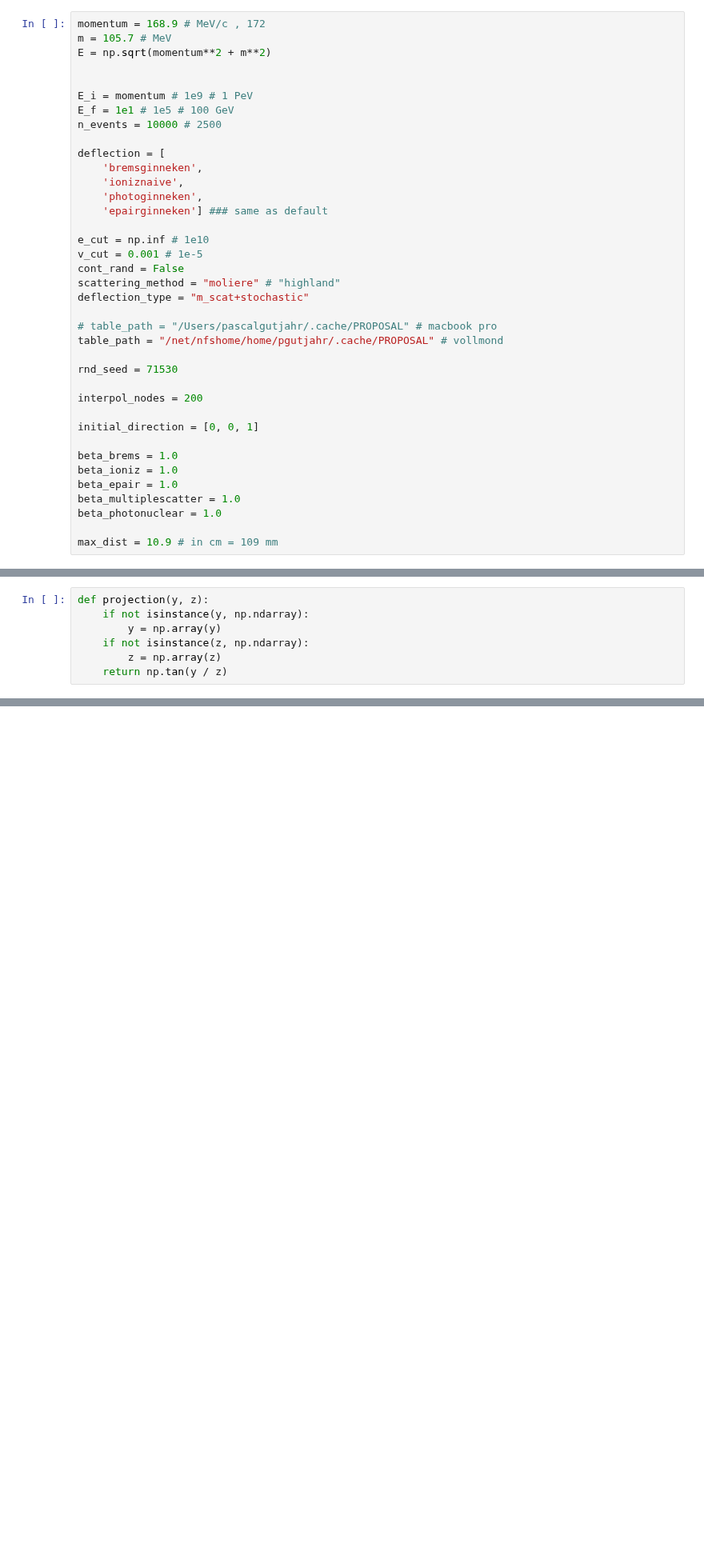
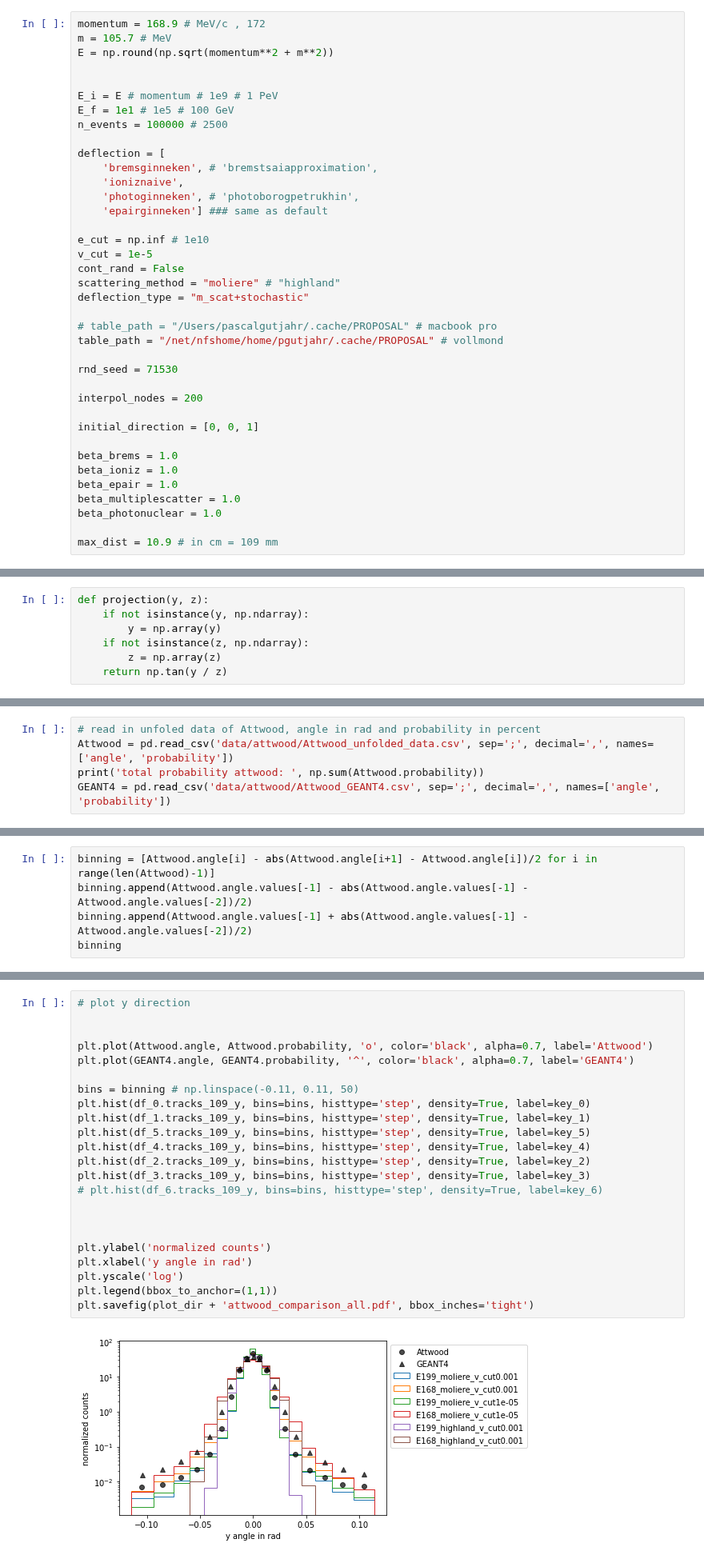
Before and after one commit to pascalgutjahr/muon-deflection-paper, a Jupyter notebook: deflection/attwood.ipynb, the cells around one changed output, grey strips where cells are left out. Shown at 80% size. Cells and saved outputs as stored; diff of their text form; blank space fills up the shorter version.

Commit message:
compare attwood with proposal and geant4

```diff
--- a/deflection/attwood.ipynb
+++ b/deflection/attwood.ipynb
@@ -7,21 +18,21 @@ from helper_functions_multi import get_angle_deviation
 # %%
 momentum = 168.9 # MeV/c , 172
 m = 105.7 # MeV
-E = np.sqrt(momentum**2 + m**2)
+E = np.round(np.sqrt(momentum**2 + m**2))
 
 
-E_i = momentum # 1e9 # 1 PeV
+E_i = E # momentum # 1e9 # 1 PeV
 E_f = 1e1 # 1e5 # 100 GeV
-n_events = 10000 # 2500
+n_events = 100000 # 2500
 
 deflection = [
-    'bremsginneken',
+    'bremsginneken', # 'bremstsaiapproximation',
     'ioniznaive',
-    'photoginneken',
+    'photoginneken', # 'photoborogpetrukhin',
     'epairginneken'] ### same as default
 
 e_cut = np.inf # 1e10
-v_cut = 0.001 # 1e-5
+v_cut = 1e-5
 cont_rand = False
 scattering_method = "moliere" # "highland"
 deflection_type = "m_scat+stochastic"
@@ -196,0 +151,5 @@ SyntaxError: invalid syntax (<ipython-input-50-9302cf18156a>, line 2)
+# %%
+# read in unfoled data of Attwood, angle in rad and probability in percent
+Attwood = pd.read_csv('data/attwood/Attwood_unfolded_data.csv', sep=';', decimal=',', names=['angle', 'probability'])
+print('total probability attwood: ', np.sum(Attwood.probability))
+GEANT4 = pd.read_csv('data/attwood/Attwood_GEANT4.csv', sep=';', decimal=',', names=['angle', 'probability'])
@@ -196,0 +220,5 @@ SyntaxError: invalid syntax (<ipython-input-50-9302cf18156a>, line 2)
+# %%
+binning = [Attwood.angle[i] - abs(Attwood.angle[i+1] - Attwood.angle[i])/2 for i in range(len(Attwood)-1)]
+binning.append(Attwood.angle.values[-1] - abs(Attwood.angle.values[-1] - Attwood.angle.values[-2])/2)
+binning.append(Attwood.angle.values[-1] + abs(Attwood.angle.values[-1] - Attwood.angle.values[-2])/2)
+binning
@@ -196,0 +246,25 @@ SyntaxError: invalid syntax (<ipython-input-50-9302cf18156a>, line 2)
+# %%
+# plot y direction
+
+
+plt.plot(Attwood.angle, Attwood.probability, 'o', color='black', alpha=0.7, label='Attwood')
+plt.plot(GEANT4.angle, GEANT4.probability, '^', color='black', alpha=0.7, label='GEANT4')
+
+bins = binning # np.linspace(-0.11, 0.11, 50)
+plt.hist(df_0.tracks_109_y, bins=bins, histtype='step', density=True, label=key_0)
+plt.hist(df_1.tracks_109_y, bins=bins, histtype='step', density=True, label=key_1)
+plt.hist(df_5.tracks_109_y, bins=bins, histtype='step', density=True, label=key_5)
+plt.hist(df_4.tracks_109_y, bins=bins, histtype='step', density=True, label=key_4)
+plt.hist(df_2.tracks_109_y, bins=bins, histtype='step', density=True, label=key_2)
+plt.hist(df_3.tracks_109_y, bins=bins, histtype='step', density=True, label=key_3)
+# plt.hist(df_6.tracks_109_y, bins=bins, histtype='step', density=True, label=key_6)
+
+
+
+plt.ylabel('normalized counts')
+plt.xlabel('y angle in rad')
+plt.yscale('log')
+plt.legend(bbox_to_anchor=(1,1))
+plt.savefig(plot_dir + 'attwood_comparison_all.pdf', bbox_inches='tight')
+# %% [output]
+[figure, added]
```
Also changed, not shown: parts of 27 cells of this notebook.
